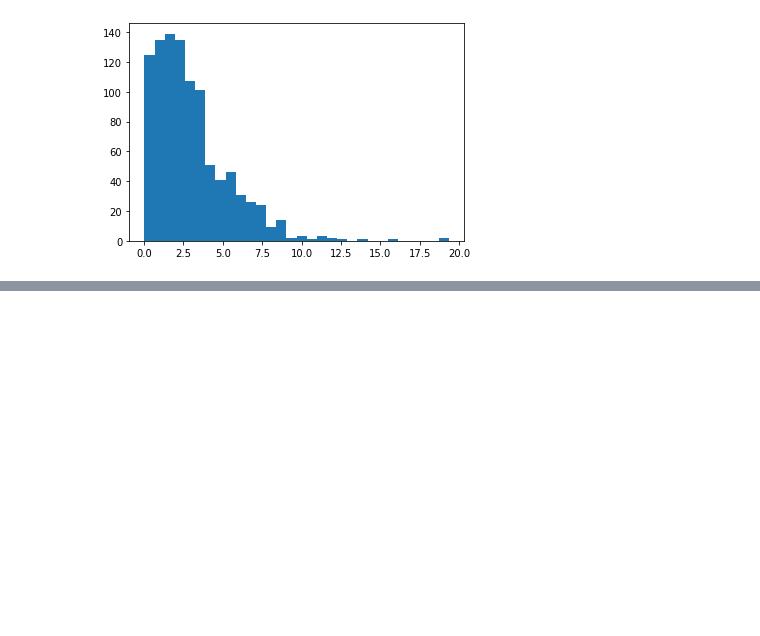
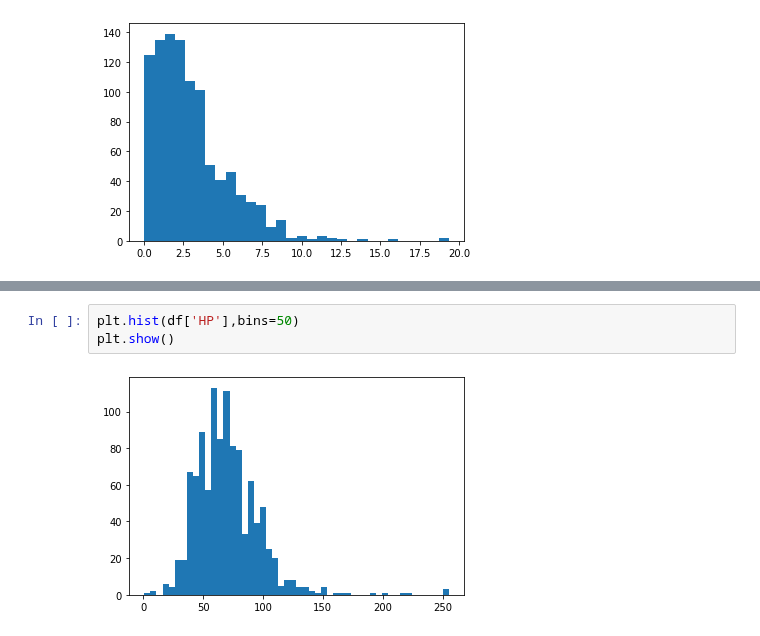
Before and after one commit to seoinhyeok96/python_data_class, a Jupyter notebook: 기초통계 수업 /3 day.ipynb, the cells around one changed output, grey strips where cells are left out. Saved outputs shown, nothing was run; the diff lists cells and outputs as text; blank space fills up the shorter version.

```diff
--- a/기초통계 수업 /3 day.ipynb
+++ b/기초통계 수업 /3 day.ipynb
@@ -33,0 +61,5 @@ plt.show()
+# %%
+plt.hist(df['HP'],bins=50)
+plt.show()
+# %% [output]
+[figure, added]
```
Also changed, not shown: parts of 7 cells of this notebook, 1 other file.
